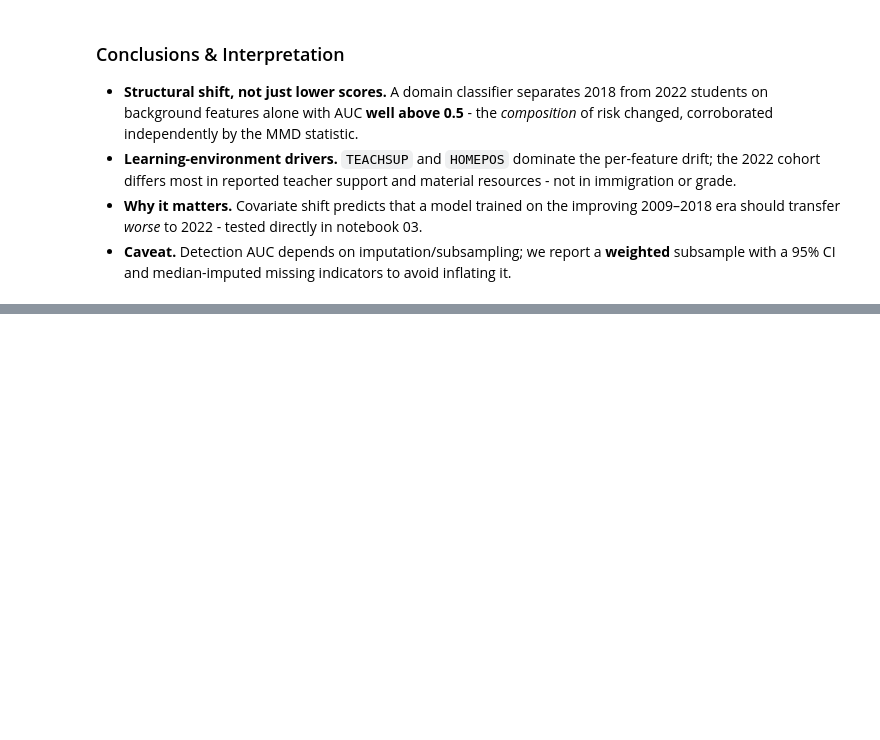
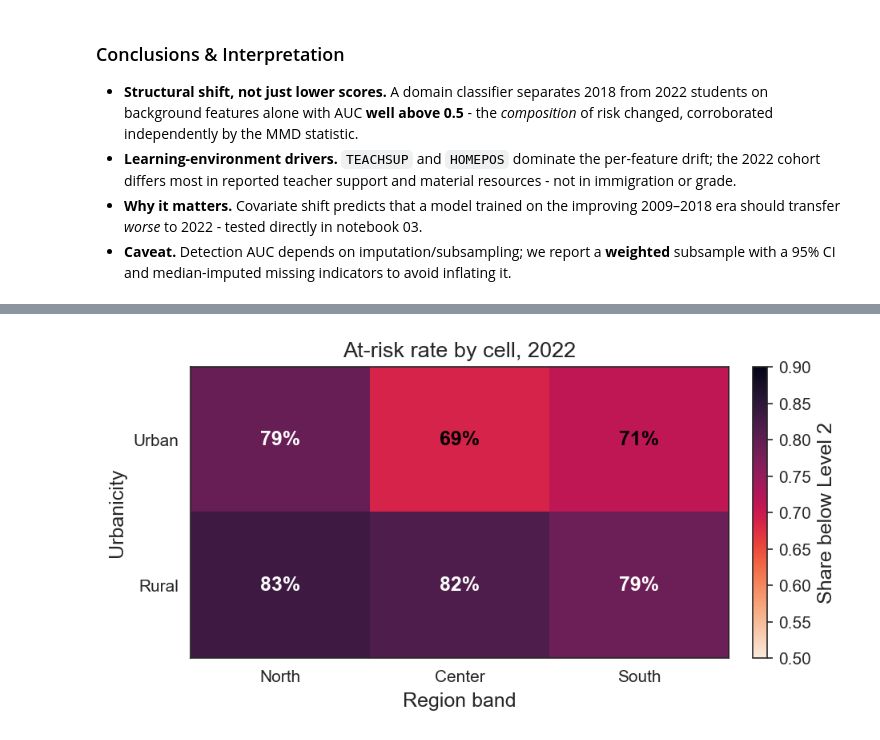
Before and after one commit to xhoja/oecd-pisa-albania, a Jupyter notebook: notebooks/02_crisis_in_context.ipynb, the cells around one changed output, grey strips where cells are left out. Drawn from its saved outputs; the diff is of its cells as text; code cells hidden in the pictures; blank space fills up the shorter version.

```diff
--- a/notebooks/02_crisis_in_context.ipynb
+++ b/notebooks/02_crisis_in_context.ipynb
@@ -270,0 +311,15 @@ If shift-AUC is high and TEACHSUP/HOMEPOS dominate the drift, the 2022 regressio
+# %%
+m = (cell[cell.CYCLE==2022].pivot(index='urbanicity',columns='region',values='at_risk')
+     .reindex(index=['Urban','Rural'],columns=['North','Center','South']))
+fig,ax=plt.subplots(figsize=(6.4,3.4)); d=m.to_numpy(float)
+im=ax.imshow(d,cmap=SEQUENTIAL_CMAP,vmin=0.5,vmax=0.9,aspect='auto')
+ax.set_xticks(range(3),m.columns); ax.set_yticks(range(2),m.index)
+ax.set_xlabel('Region band'); ax.set_ylabel('Urbanicity')
+for i in range(2):
+    for j in range(3):
+        ax.text(j,i,f'{d[i,j]*100:.0f}%',ha='center',va='center',fontsize=12,
+                fontweight='bold',color='white' if d[i,j]>0.72 else 'black')
+fig.colorbar(im,ax=ax,fraction=0.046,pad=0.04).set_label('Share below Level 2')
+ax.set_title('At-risk rate by cell, 2022'); plt.tight_layout(); plt.show()
+# %% [output]
+[figure, added]
```
Also changed, not shown: parts of 14 cells of this notebook, 41 other files.
